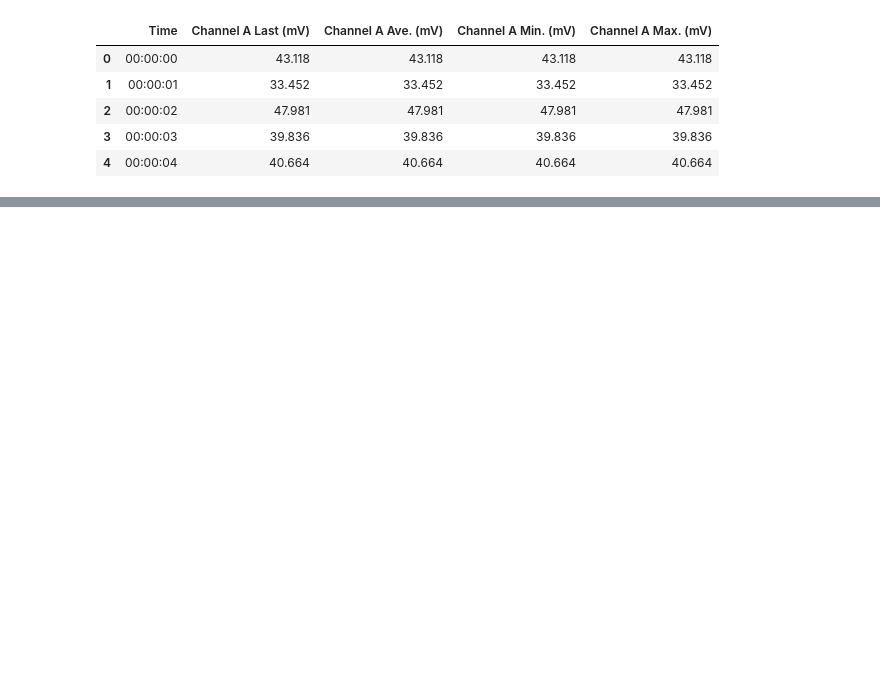
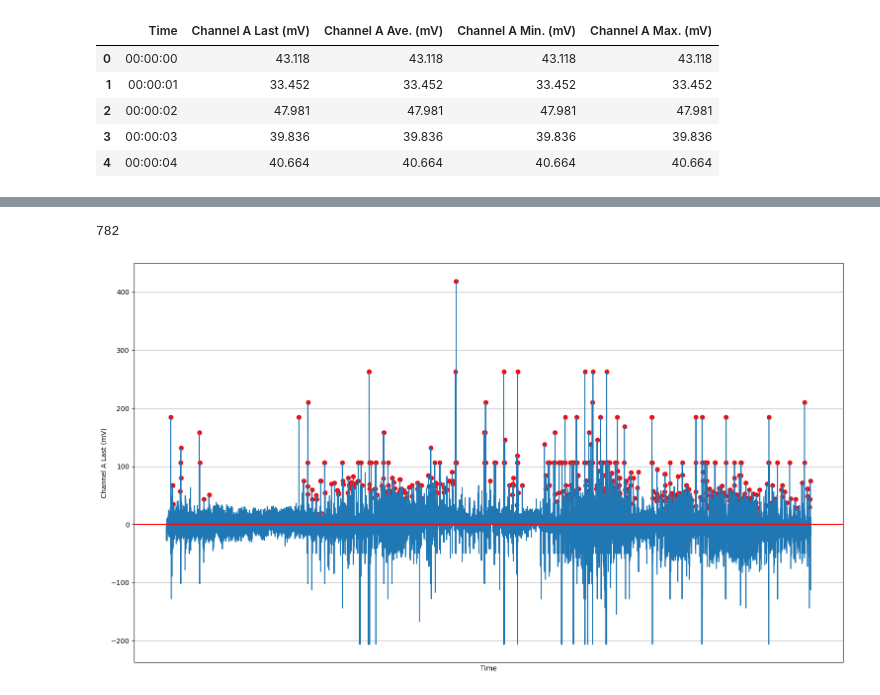
Before and after one commit to jsdhami/Lightning-Analysis, a Jupyter notebook: Lightning_Data_Analysis_L3(PicoScope).ipynb, the cells around one changed output, grey strips where cells are left out. Drawn from its saved outputs; the diff is of its cells as text; code cells hidden in the pictures; blank space fills up the shorter version.

```diff
--- a/Lightning_Data_Analysis_L3(PicoScope).ipynb
+++ b/Lightning_Data_Analysis_L3(PicoScope).ipynb
@@ -16,0 +27,20 @@ df.head()
+# %%
+from scipy.signal import find_peaks
+# show peaks
+peaks, _ = find_peaks(df['Channel A Last (mV)'], height=50, threshold=50)
+print(len(peaks))
+
+
+fig, ax = plt.subplots()
+fig.set_size_inches(18.5, 10.5)
+ax.plot(df['Time'], df['Channel A Last (mV)']-50)
+ax.axhline(y=0, color='r', linestyle='-')
+ax.scatter(df['Time'][peaks], df['Channel A Last (mV)'][peaks]-50, color='red')
+ax.set_xlabel('Time')
+ax.set_ylabel('Channel A Last (mV)')
+ax.set_xticks([])
+ax.grid(True)
+plt.show()
+# %% [output]
+782
+[figure, added]
```
Also changed, not shown: parts of 2 cells of this notebook.
